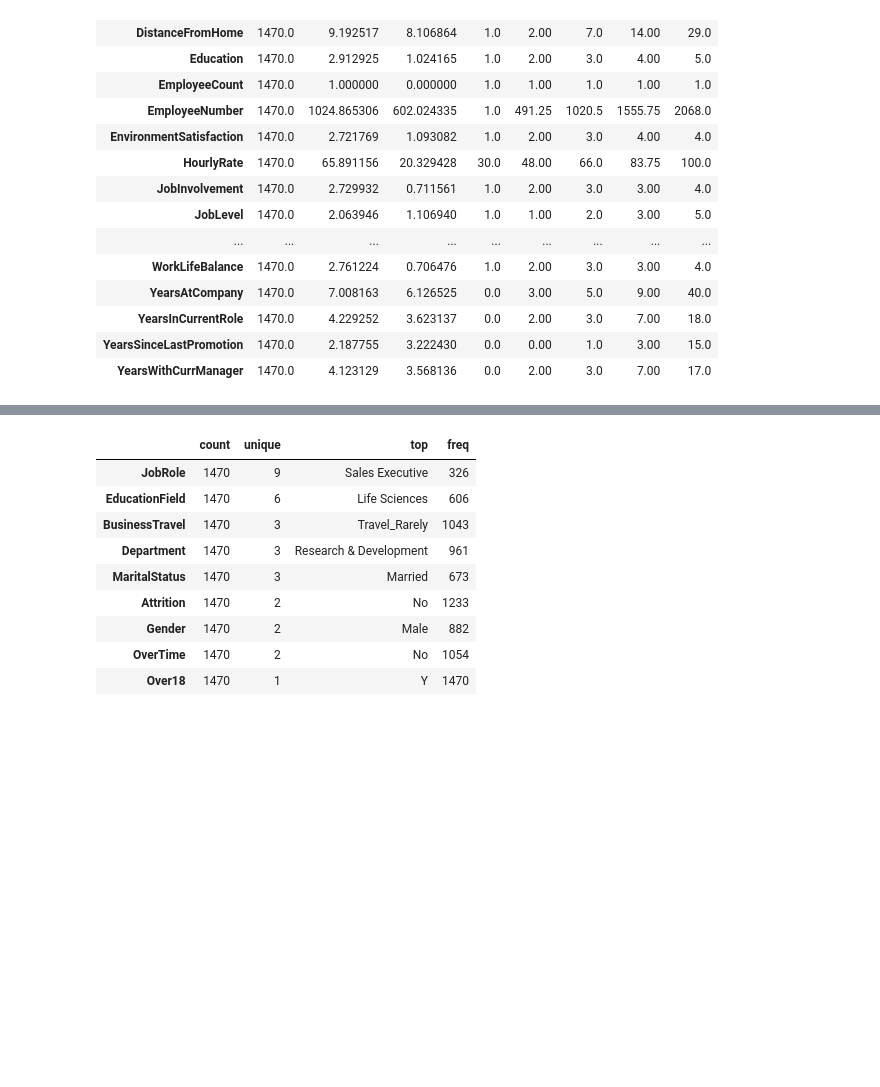
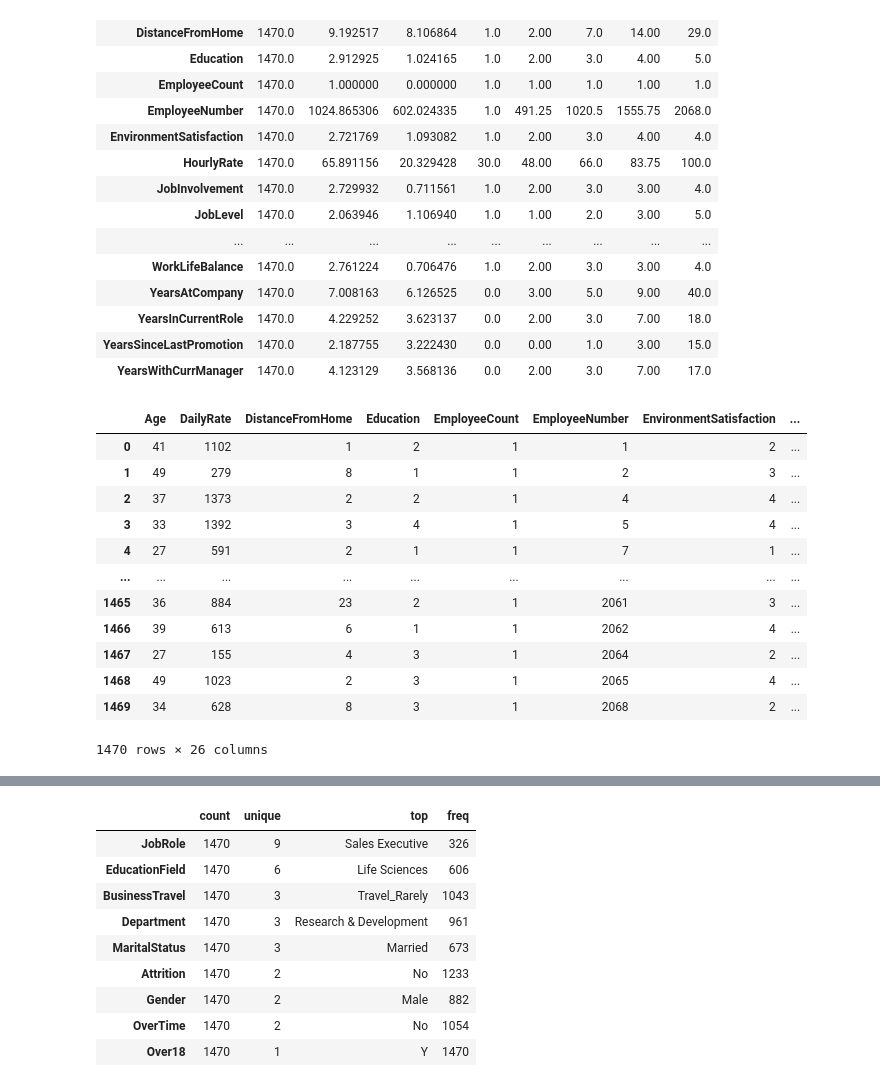
Before and after one commit to BenJMcCarty/IBM-Employee-Attrition-and-Performance, a Jupyter notebook: EDA_and_Cleaning.ipynb, the cells around one changed output, grey strips where cells are left out. Drawn from its saved outputs; the diff is of its cells as text; code cells hidden in the pictures; blank space fills up the shorter version.

```diff
--- a/EDA_and_Cleaning.ipynb
+++ b/EDA_and_Cleaning.ipynb
@@ -65,3 +71,20 @@ data.describe(include = "number").T
 | YearsInCurrentRole | 1470.0 | 4.229252 | 3.623137 | 0.0 | 2.00 | 3.0 | 7.00 | 18.0 |
 | YearsSinceLastPromotion | 1470.0 | 2.187755 | 3.222430 | 0.0 | 0.00 | 1.0 | 3.00 | 15.0 |
 | YearsWithCurrManager | 1470.0 | 4.123129 | 3.568136 | 0.0 | 2.00 | 3.0 | 7.00 | 17.0 |
+# %%
+numeric_df = data.select_dtypes(include = "number")
+numeric_df
+# %% [output]
+|  | Age | DailyRate | DistanceFromHome | Education | EmployeeCount | EmployeeNumber | EnvironmentSatisfaction | ... |
+| 0 | 41 | 1102 | 1 | 2 | 1 | 1 | 2 | ... |
+| 1 | 49 | 279 | 8 | 1 | 1 | 2 | 3 | ... |
+| 2 | 37 | 1373 | 2 | 2 | 1 | 4 | 4 | ... |
+| 3 | 33 | 1392 | 3 | 4 | 1 | 5 | 4 | ... |
+| 4 | 27 | 591 | 2 | 1 | 1 | 7 | 1 | ... |
+| ... | ... | ... | ... | ... | ... | ... | ... | ... |
+| 1465 | 36 | 884 | 23 | 2 | 1 | 2061 | 3 | ... |
+| 1466 | 39 | 613 | 6 | 1 | 1 | 2062 | 4 | ... |
+| 1467 | 27 | 155 | 4 | 3 | 1 | 2064 | 2 | ... |
+| 1468 | 49 | 1023 | 2 | 3 | 1 | 2065 | 4 | ... |
+| 1469 | 34 | 628 | 8 | 3 | 1 | 2068 | 2 | ... |
+1470 rows × 26 columns
```
Also changed, not shown: parts of 12 cells of this notebook.
